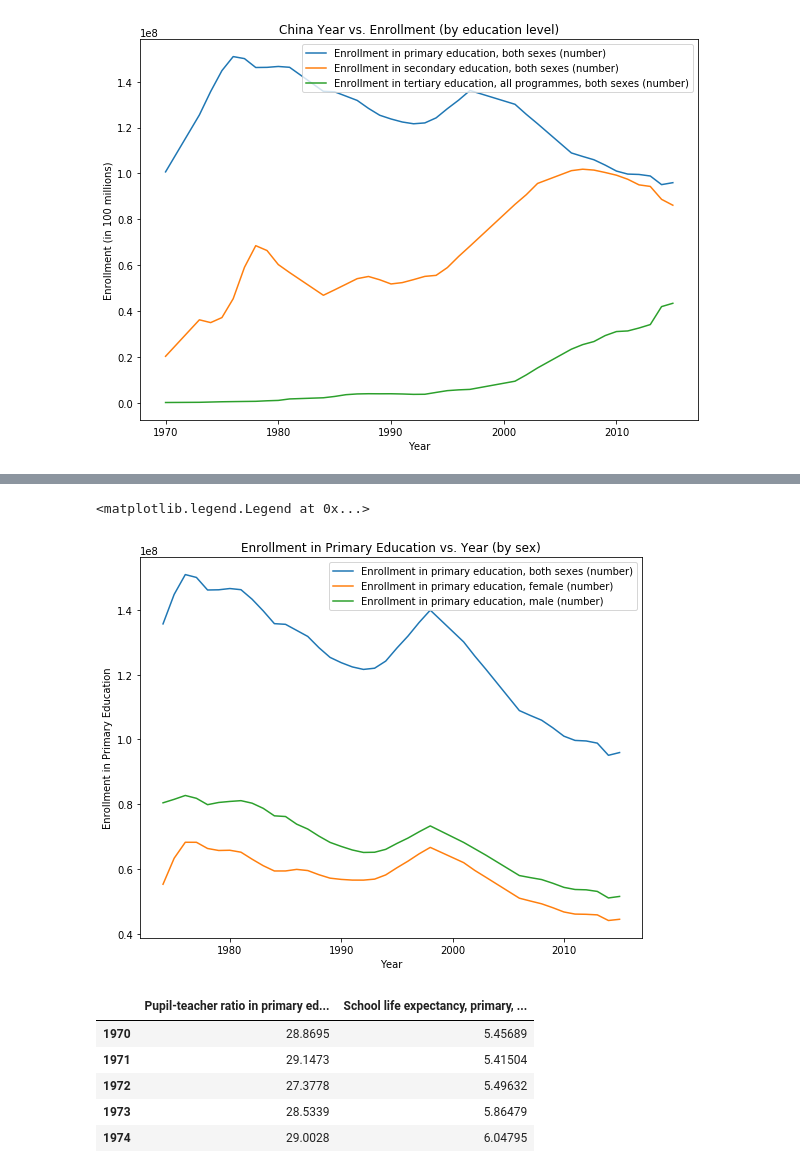
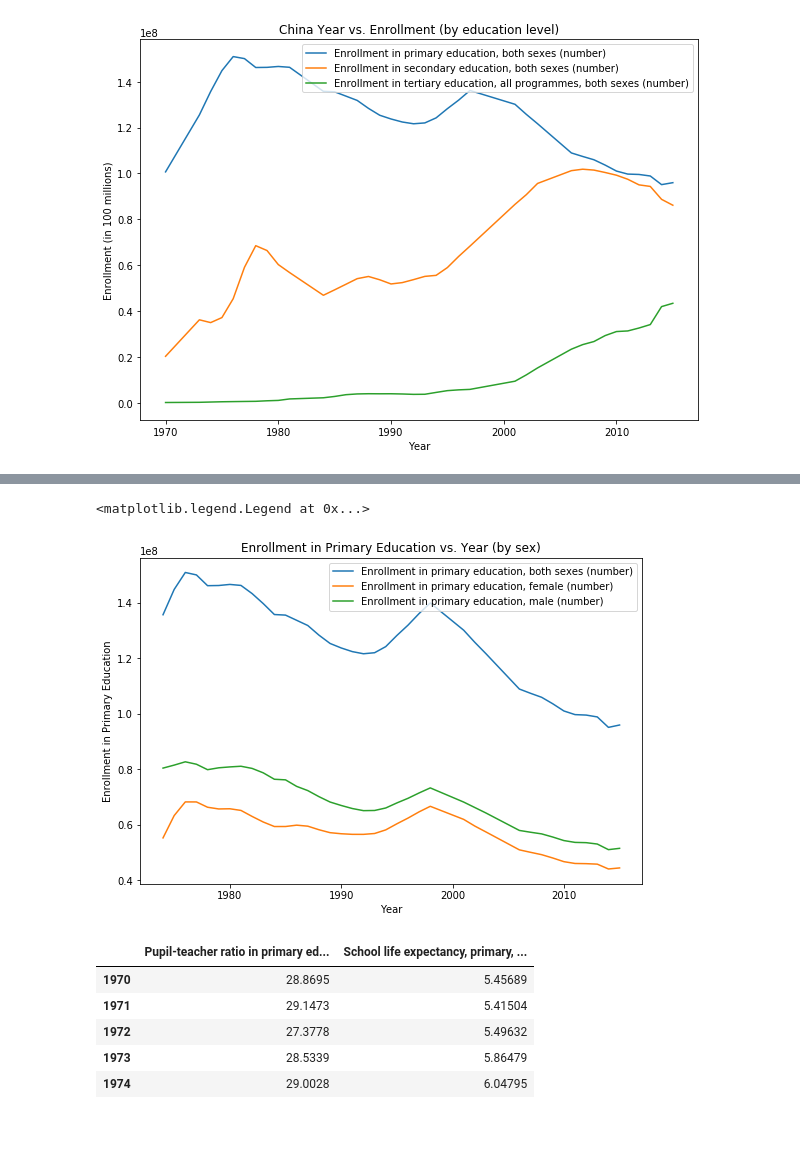
Before and after one commit to anika-rawat/dss2019, a Jupyter notebook: dss sp19/dss_sp19_education.ipynb, the cells around one changed output, grey strips where cells are left out. Drawn from its saved outputs; the diff is of its cells as text; code cells hidden in the pictures; blank space fills up the shorter version.

Commit message:
updated China visualizations

```diff
--- a/dss sp19/dss_sp19_education.ipynb
+++ b/dss sp19/dss_sp19_education.ipynb
@@ -187,15 +187,15 @@ china_primary_by_sex.head()
 | 1977 | 1977 | 1.50055e+08 | 6.8233e+07 | 8.1822e+07 |
 | 1978 | 1978 | 1.46176e+08 | 6.6321e+07 | 7.9855e+07 |
 # %%
-china_primary_by_sex.plot("Year", figsize=(9,7))
+china_primary_by_sex.plot("Year", figsize=(9,6))
 
 plt.title('Enrollment in Primary Education vs. Year (by sex)')
 plt.xlabel('Year')
 plt.ylabel('Enrollment in Primary Education')
 plt.legend(loc="upper right")
 # %% [output]
 <matplotlib.legend.Legend at 0x...>
-[figure, old version]
+[figure, new version]
 # %%
 china_pupil_teach = china_data[china_data['Indicator Name'] == 'Pupil-teacher ratio in primary education (headcount basis)'].transpose()
 china_life_expec = china_data[china_data['Indicator Name'] == 'School life expectancy, primary, both sexes (years)'].transpose()
```
